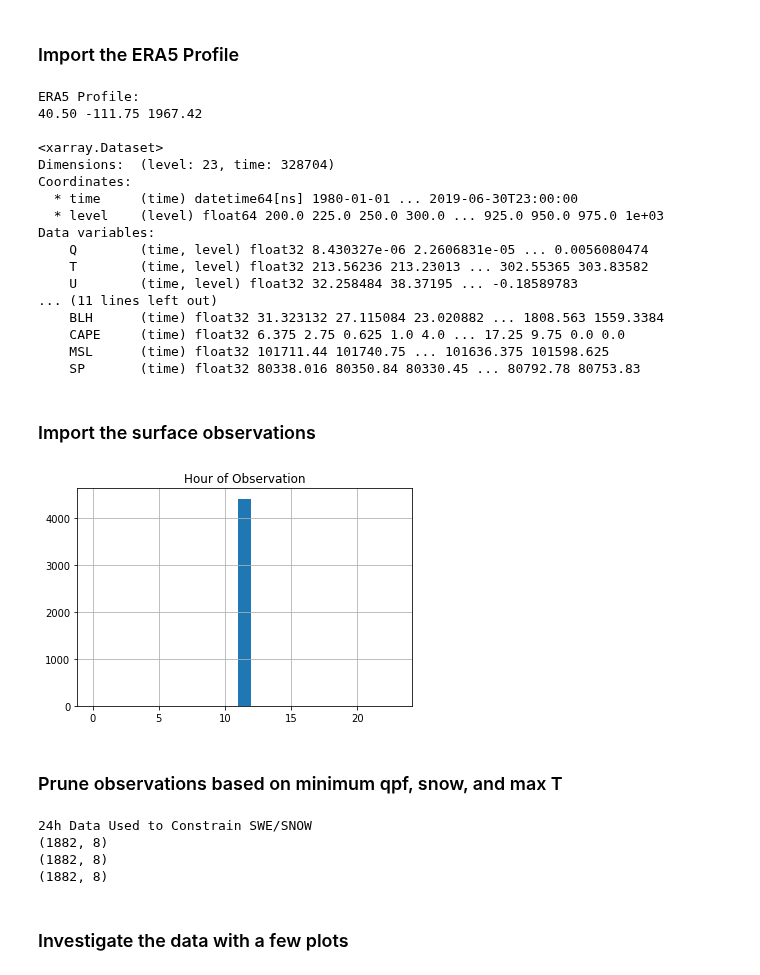
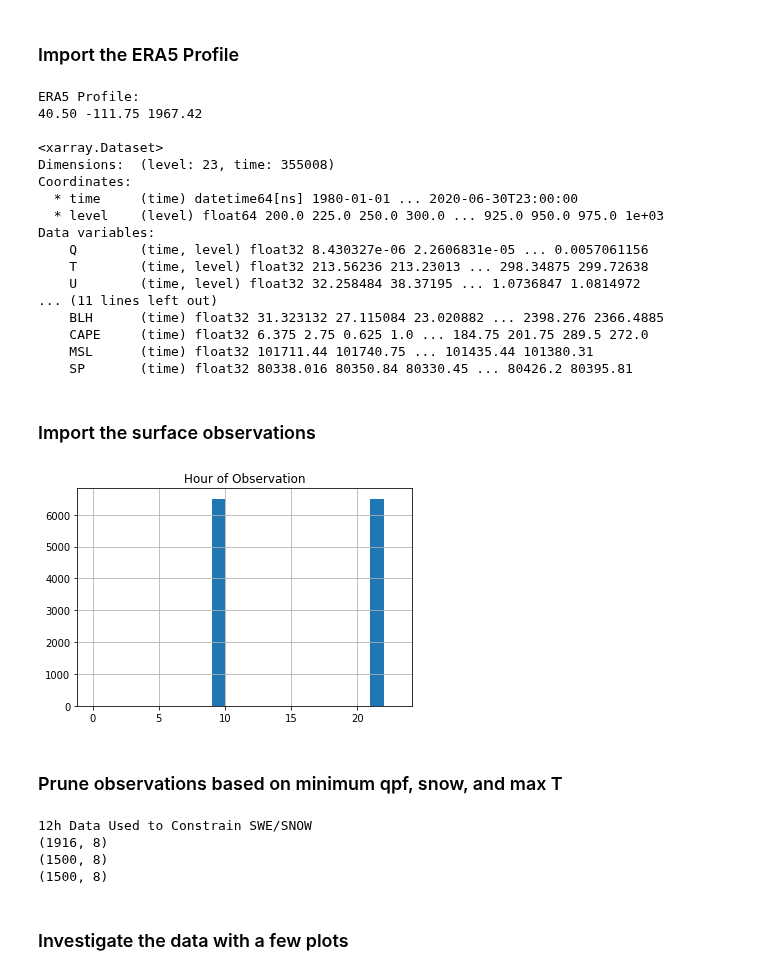
Before and after one commit to m-wessler/snow-liquid-ratio, a Jupyter notebook: core/pair_era5profiles.ipynb, the cells around one changed output. Drawn from its saved outputs; the diff is of its cells as text; code cells hidden in the pictures.

Commit message:
fixed dropna issue in pair profiles, expanded usable data range, continued streamlining of run script

```diff
--- a/core/pair_era5profiles.ipynb
+++ b/core/pair_era5profiles.ipynb
@@ -32,6 +32,6 @@ site_list
 # %%
 # for site in site_list:
-site = 'ALTA'
+site = 'CLNX'
 # %% [markdown]
 ### Obtain the metadata
 # %%
@@ -83,7 +88,7 @@ era5_elev = era5_orog.values
 
 print('ERA5 Profile:\n%.2f %.2f %.2f\n'%(era5_lat, era5_lon, era5_elev))
 
-era5_prof_file = 'era5prof_{}N_{}W.nc'.format(
+era5_prof_file = 'era5prof_{:.2f}N_{:.2f}W.nc'.format(
     era5_orog['lat'].values, abs(era5_orog['lon'].values))
 
 if isfile(era_dir + 'profiles/' + era5_prof_file):
@@ -98,43 +103,43 @@ ERA5 Profile:
 40.50 -111.75 1967.42
 
 <xarray.Dataset>
-Dimensions:  (level: 23, time: 328704)
+Dimensions:  (level: 23, time: 355008)
 Coordinates:
-  * time     (time) datetime64[ns] 1980-01-01 ... 2019-06-30T23:00:00
+  * time     (time) datetime64[ns] 1980-01-01 ... 2020-06-30T23:00:00
   * level    (level) float64 200.0 225.0 250.0 300.0 ... 925.0 950.0 975.0 1e+03
 Data variables:
-    Q        (time, level) float32 8.430327e-06 2.2606831e-05 ... 0.0056080474
-    T        (time, level) float32 213.56236 213.23013 ... 302.55365 303.83582
-    U        (time, level) float32 32.258484 38.37195 ... -0.18589783
+    Q        (time, level) float32 8.430327e-06 2.2606831e-05 ... 0.0057061156
+    T        (time, level) float32 213.56236 213.23013 ... 298.34875 299.72638
+    U        (time, level) float32 32.258484 38.37195 ... 1.0736847 1.0814972
 ... (11 lines left out)
-    BLH      (time) float32 31.323132 27.115084 23.020882 ... 1808.563 1559.3384
-    CAPE     (time) float32 6.375 2.75 0.625 1.0 4.0 ... 17.25 9.75 0.0 0.0
-    MSL      (time) float32 101711.44 101740.75 ... 101636.375 101598.625
-    SP       (time) float32 80338.016 80350.84 80330.45 ... 80792.78 80753.83
+    BLH      (time) float32 31.323132 27.115084 23.020882 ... 2398.276 2366.4885
+    CAPE     (time) float32 6.375 2.75 0.625 1.0 ... 184.75 201.75 289.5 272.0
+    MSL      (time) float32 101711.44 101740.75 ... 101435.44 101380.31
+    SP       (time) float32 80338.016 80350.84 80330.45 ... 80426.2 80395.81
 # %% [markdown]
 ### Import the surface observations
 # %%
 try:
     obs = pd.read_pickle(glob(obdir + 'clean/%s*.pd'%site)[0]).reset_index().rename(
         columns={'index':'time'}).set_index('time')
 except:
     obs = pd.read_pickle(glob(obdir + 'clean/%s*.pd'%site)[0]).reset_index().rename(
         columns={'datetime_utc':'time'}).set_index('time')
 
 obs = obs[obs.index > datetime(1980, 8, 1)]
-obs = obs.dropna()
+obs = obs.dropna(how='all')
 
 plt.figure(facecolor='w')
 plt.hist([t.hour for t in obs.index], bins=np.arange(0, 24, 1))
 plt.grid()
 plt.title('Hour of Observation')
 plt.show()
 
 obs[:10]
 
 intervals = [int(k.replace('slr', '')) for k in obs if 'slr' in k]
 # %% [output]
-[figure, old version]
+[figure, new version]
 # %% [markdown]
 ### Prune observations based on minimum qpf, snow, and max T
 # %%
@@ -158,10 +163,10 @@ else:
 obs = obs.iloc[np.where(np.array([len(pp) for pp in obs['precip_periods']]) > 0)[0]]
 print(obs.shape)
 # %% [output]
-24h Data Used to Constrain SWE/SNOW
-(1882, 8)
-(1882, 8)
-(1882, 8)
+12h Data Used to Constrain SWE/SNOW
+(1916, 8)
+(1500, 8)
+(1500, 8)
 # %% [markdown]
 ### Investigate the data with a few plots
 # %%
```
Also changed, not shown: parts of 8 cells of this notebook.
